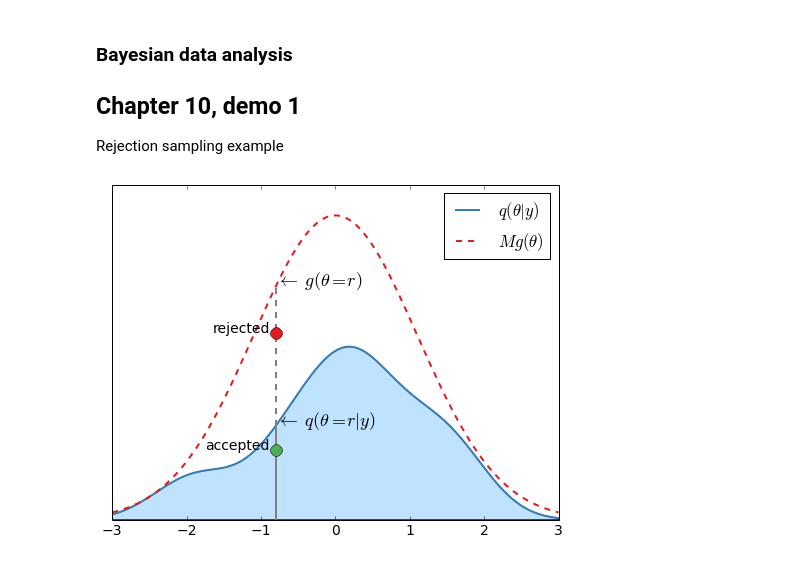
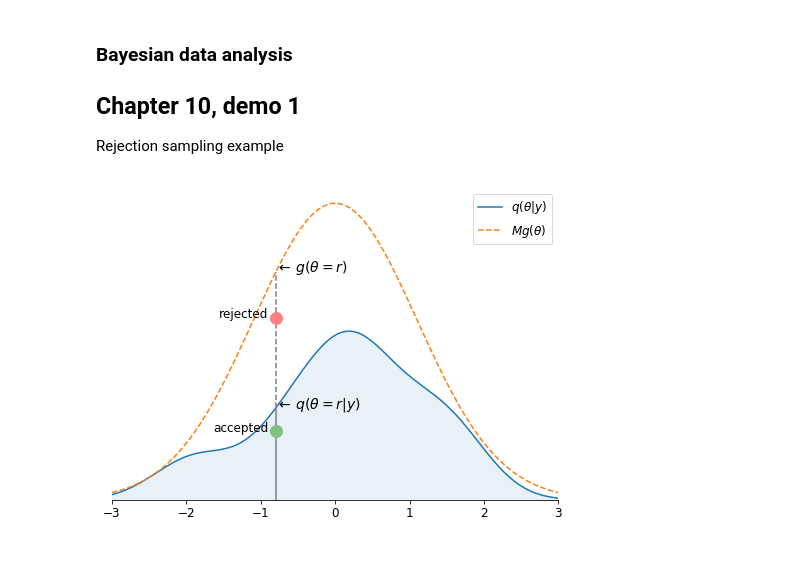
Before and after one commit to avehtari/BDA_py_demos, a Jupyter notebook: demos_ch10/demo10_1.ipynb, the cells around one changed output. Cells and saved outputs as stored; diff of their text form; code cells hidden in the pictures.

```diff
--- a/demos_ch10/demo10_1.ipynb
+++ b/demos_ch10/demo10_1.ipynb
@@ -11,11 +10,3 @@ from scipy import stats
 %matplotlib inline
 import matplotlib as mpl
 import matplotlib.pyplot as plt
-# %%
-# edit default plot settings (colours from colorbrewer2.org)
-plt.rc('figure', figsize=(8,6))
-plt.rc('font', size=14)
-plt.rc('lines', color='#377eb8', linewidth=2)
-plt.rc('axes', color_cycle=('#377eb8','#e41a1c','#4daf4a',
-                            '#984ea3','#ff7f00','#ffff33'))
-plt.rc('patch', facecolor='#bfe2ff')
@@ -22,3 +22,6 @@ plt.rc('patch', facecolor='#bfe2ff')
+# %%
+# edit default plot settings
+plt.rc('font', size=12)
 # %%
 # fake interesting distribution
 x = np.linspace(-3, 3, 200)
@@ -39,30 +42,30 @@ M = np.max(q/g)
 g *= M
 # %%
 # plot the densities
-plt.figure()
+plt.figure(figsize=(8, 6))
+plot_tools.modify_axes.only_x(plt.gca())
 plt.plot(x, q)
 plt.plot(x, g, linestyle='--')
-plt.fill_between(x, q)
+plt.xlim([x[0], x[-1]])
+plt.fill_between(x, q, color=plot_tools.lighten('C0', 0.9))
 plt.legend((r'$q(\theta|y)$', r'$Mg(\theta)$'))
-plt.yticks(())
-plt.ylim([0, 1.1*g.max()])
 
 # illustrate one sample
 r1 = -0.8
 zi = np.argmin(np.abs(x-r1)) # find the closest grid point
 plt.plot((x[zi], x[zi]), (0, q[zi]), color='gray')
 plt.plot((x[zi], x[zi]), (q[zi], g[zi]), color='gray', linestyle='--')
 r21 = 0.3 * g[zi]
 r22 = 0.8 * g[zi]
-plt.plot(r1, r21, marker='o', color='#4daf4a', markersize=12)
-plt.plot(r1, r22, marker='o', color='#e41a1c', markersize=12)
+plt.plot(r1, r21, marker='o', color=plot_tools.lighten('green'), markersize=12)
+plt.plot(r1, r22, marker='o', color=plot_tools.lighten('red'), markersize=12)
 # add annotations
-plt.text(x[zi], q[zi], r'$\leftarrow \, q(\theta=r|y)$', fontsize=18)
-plt.text(x[zi], g[zi], r'$\leftarrow \, g(\theta=r)$', fontsize=18)
-plt.text(r1-0.1, r21, 'accepted', horizontalalignment='right')
-plt.text(r1-0.1, r22, 'rejected', horizontalalignment='right');
+plt.text(x[zi], q[zi], r'$\leftarrow \, q(\theta=r|y)$', fontsize=14)
+plt.text(x[zi], g[zi], r'$\leftarrow \, g(\theta=r)$', fontsize=14)
+plt.text(r1-0.1, r21, 'accepted', ha='right')
+plt.text(r1-0.1, r22, 'rejected', ha='right');
 # %% [output]
-[figure, old version]
+[figure, new version]
 # %%
 # get nsamp samples
 nsamp = 200
```
Also changed, not shown: parts of 4 cells of this notebook, 1 other file.
